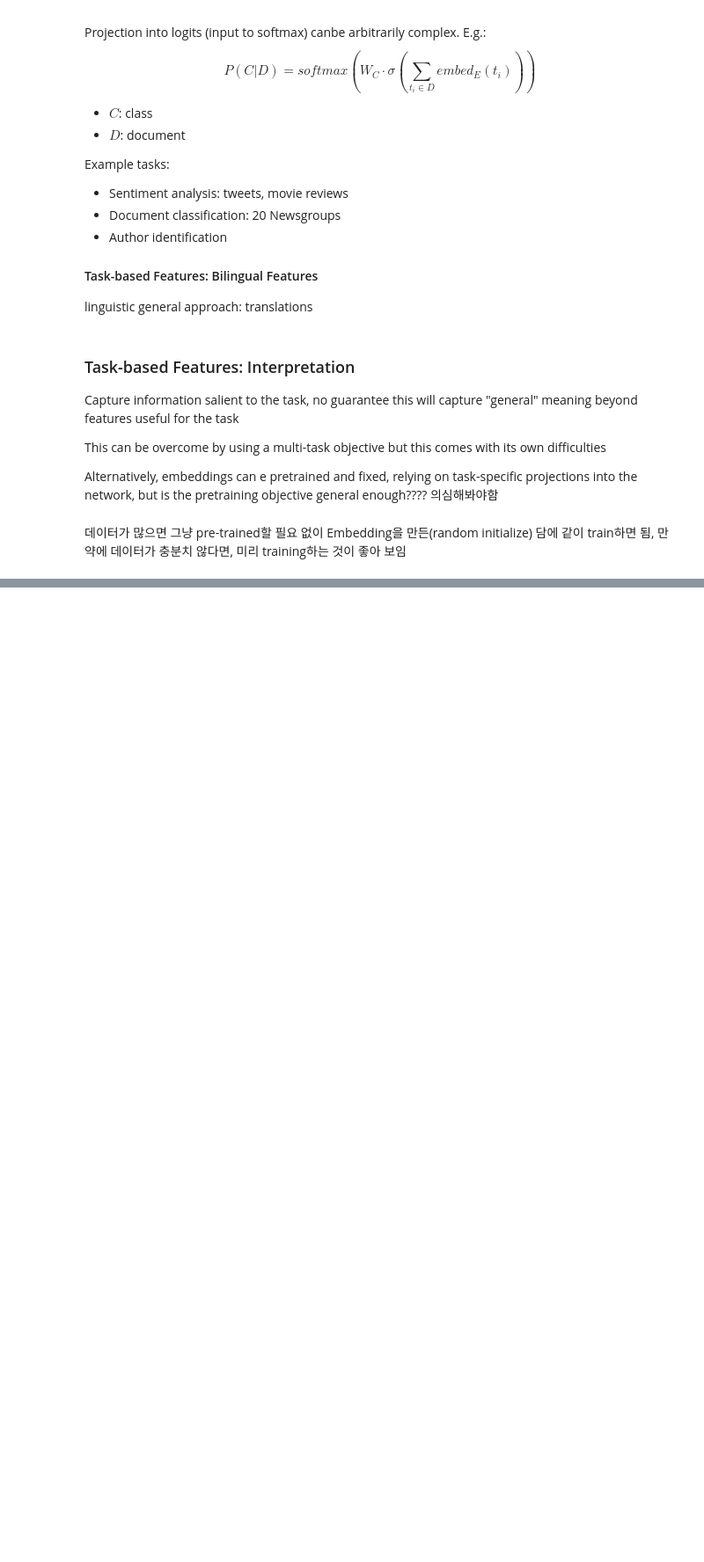
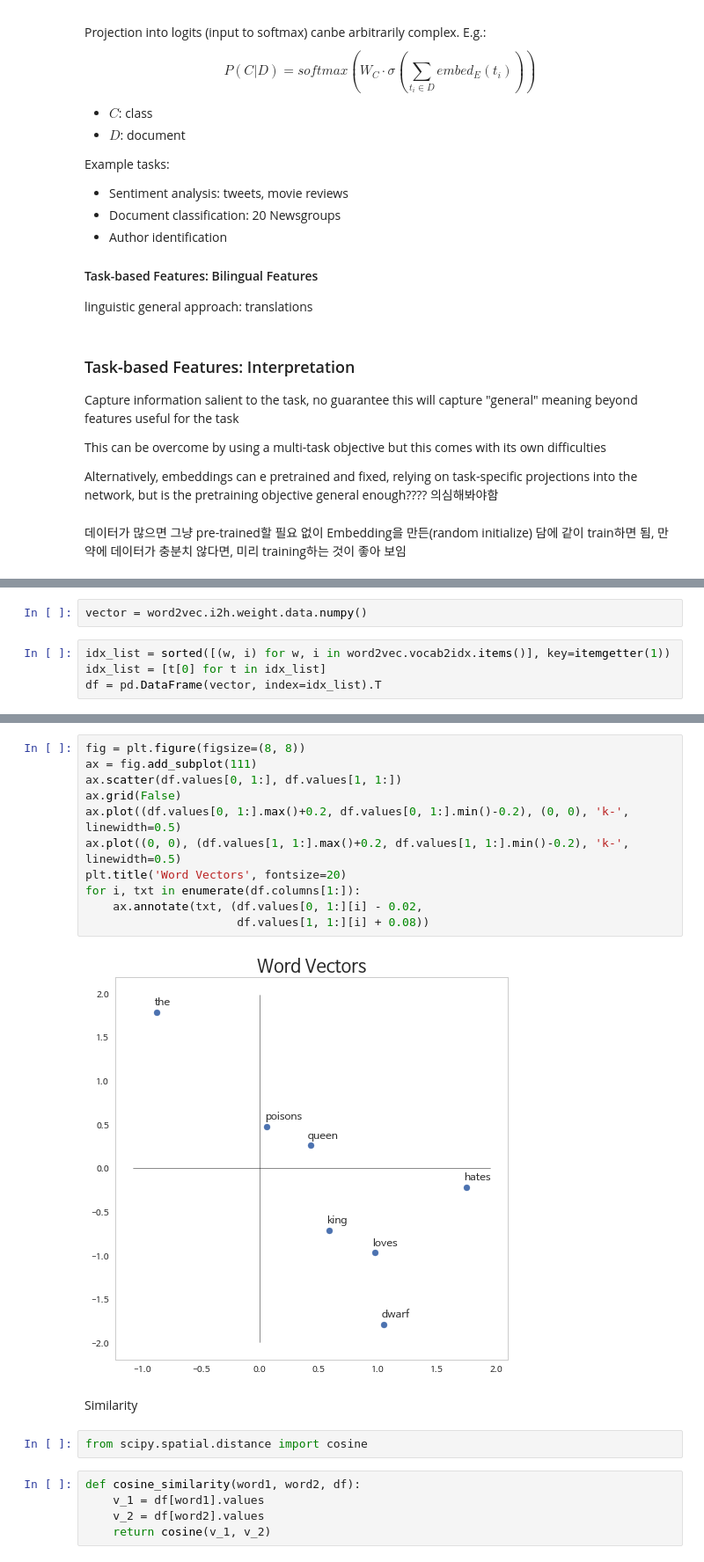
Before and after one commit to simonjisu/DeepMind_NLP, a Jupyter notebook: DeepMind_NLP-2.ipynb, the cells around one changed output, grey strips where cells are left out. Shown at 88% size. Cells and saved outputs as stored; diff of their text form; blank space fills up the shorter version.

```diff
--- a/DeepMind_NLP-2.ipynb
+++ b/DeepMind_NLP-2.ipynb
@@ -264,0 +413,6 @@ Alternatively, embeddings can e pretrained and fixed, relying on task-specific p
+# %%
+vector = word2vec.i2h.weight.data.numpy()
+# %%
+idx_list = sorted([(w, i) for w, i in word2vec.vocab2idx.items()], key=itemgetter(1))
+idx_list = [t[0] for t in idx_list]
+df = pd.DataFrame(vector, index=idx_list).T
@@ -264,0 +427,22 @@ Alternatively, embeddings can e pretrained and fixed, relying on task-specific p
+# %%
+fig = plt.figure(figsize=(8, 8))
+ax = fig.add_subplot(111)
+ax.scatter(df.values[0, 1:], df.values[1, 1:])
+ax.grid(False)
+ax.plot((df.values[0, 1:].max()+0.2, df.values[0, 1:].min()-0.2), (0, 0), 'k-', linewidth=0.5)
+ax.plot((0, 0), (df.values[1, 1:].max()+0.2, df.values[1, 1:].min()-0.2), 'k-', linewidth=0.5)
+plt.title('Word Vectors', fontsize=20)
+for i, txt in enumerate(df.columns[1:]):
+    ax.annotate(txt, (df.values[0, 1:][i] - 0.02,
+                      df.values[1, 1:][i] + 0.08))
+# %% [output]
+[figure, added]
+# %% [markdown]
+Similarity
+# %%
+from scipy.spatial.distance import cosine
+# %%
+def cosine_similarity(word1, word2, df):
+    v_1 = df[word1].values
+    v_2 = df[word2].values
+    return cosine(v_1, v_2)
```
Also changed, not shown: parts of 13 cells of this notebook, 1 other file.
